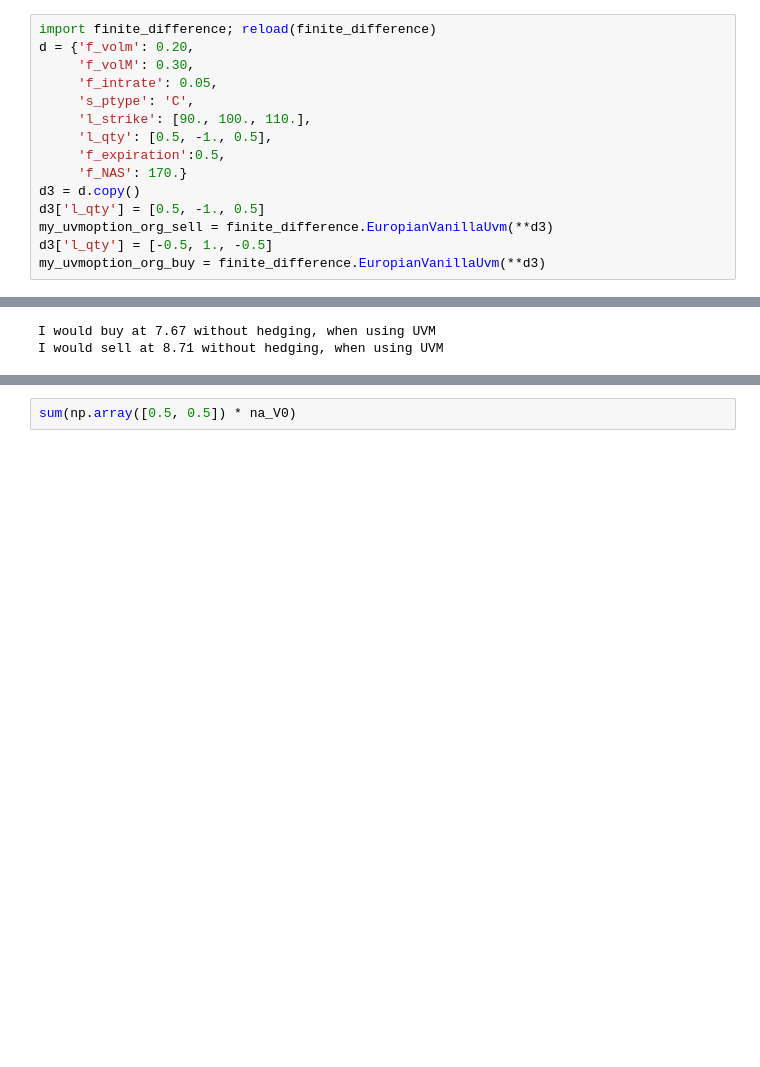
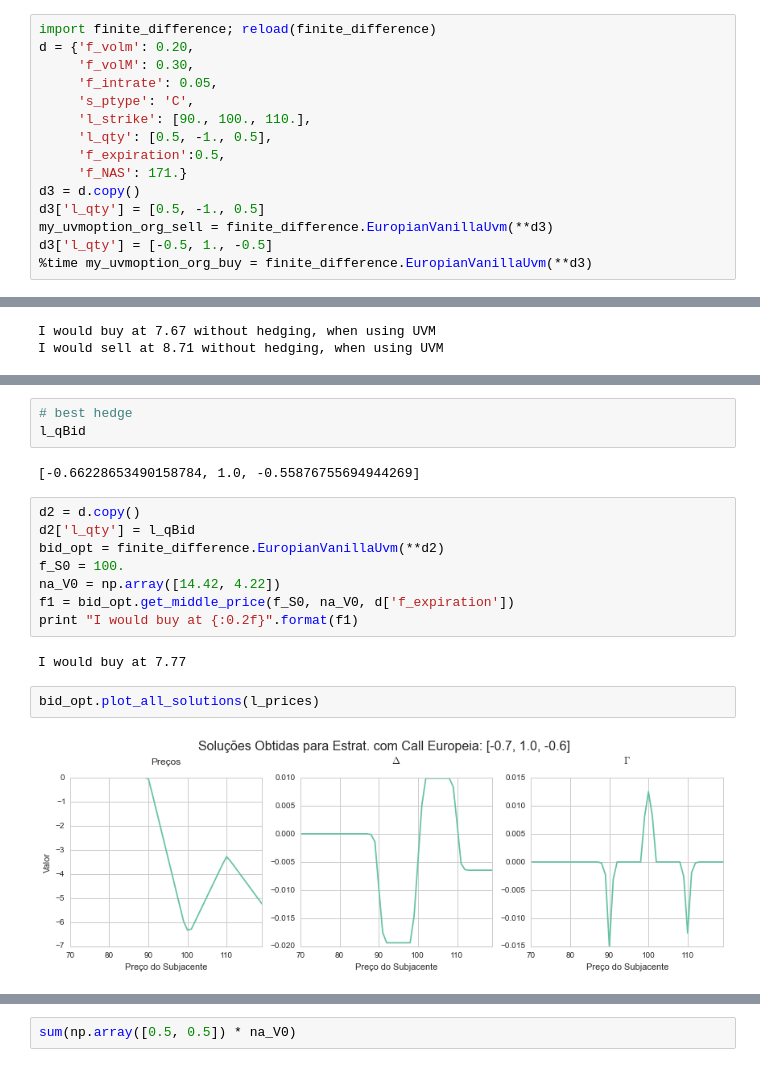
Before and after one commit to ucaiado/FiniteDifference_Pricing, a Jupyter notebook: tests.ipynb, the cells around one changed output, grey strips where cells are left out. Drawn from its saved outputs; the diff is of its cells as text; blank space fills up the shorter version.

```diff
--- a/tests.ipynb
+++ b/tests.ipynb
@@ -981,9 +1005,9 @@ d = {'f_volm': 0.20,
      'l_strike': [90., 100., 110.],
      'l_qty': [0.5, -1., 0.5],
      'f_expiration':0.5,
-     'f_NAS': 170.}
+     'f_NAS': 171.}
 d3 = d.copy()
 d3['l_qty'] = [0.5, -1., 0.5]
 my_uvmoption_org_sell = finite_difference.EuropianVanillaUvm(**d3)
 d3['l_qty'] = [-0.5, 1., -0.5]
-my_uvmoption_org_buy = finite_difference.EuropianVanillaUvm(**d3)
+%time my_uvmoption_org_buy = finite_difference.EuropianVanillaUvm(**d3)
@@ -1001,0 +1034,19 @@ The prices should be 7.36 and 8.74
+# %%
+# best hedge
+l_qBid
+# %% [output]
+[-0.66228653490158784, 1.0, -0.55876755694944269]
+# %%
+d2 = d.copy()
+d2['l_qty'] = l_qBid
+bid_opt = finite_difference.EuropianVanillaUvm(**d2)
+f_S0 = 100.
+na_V0 = np.array([14.42, 4.22])
+f1 = bid_opt.get_middle_price(f_S0, na_V0, d['f_expiration'])
+print "I would buy at {:0.2f}".format(f1)
+# %% [output]
+I would buy at 7.77
+# %%
+bid_opt.plot_all_solutions(l_prices)
+# %% [output]
+[figure, added]
```
Also changed, not shown: parts of 18 cells of this notebook, 1 other file.
